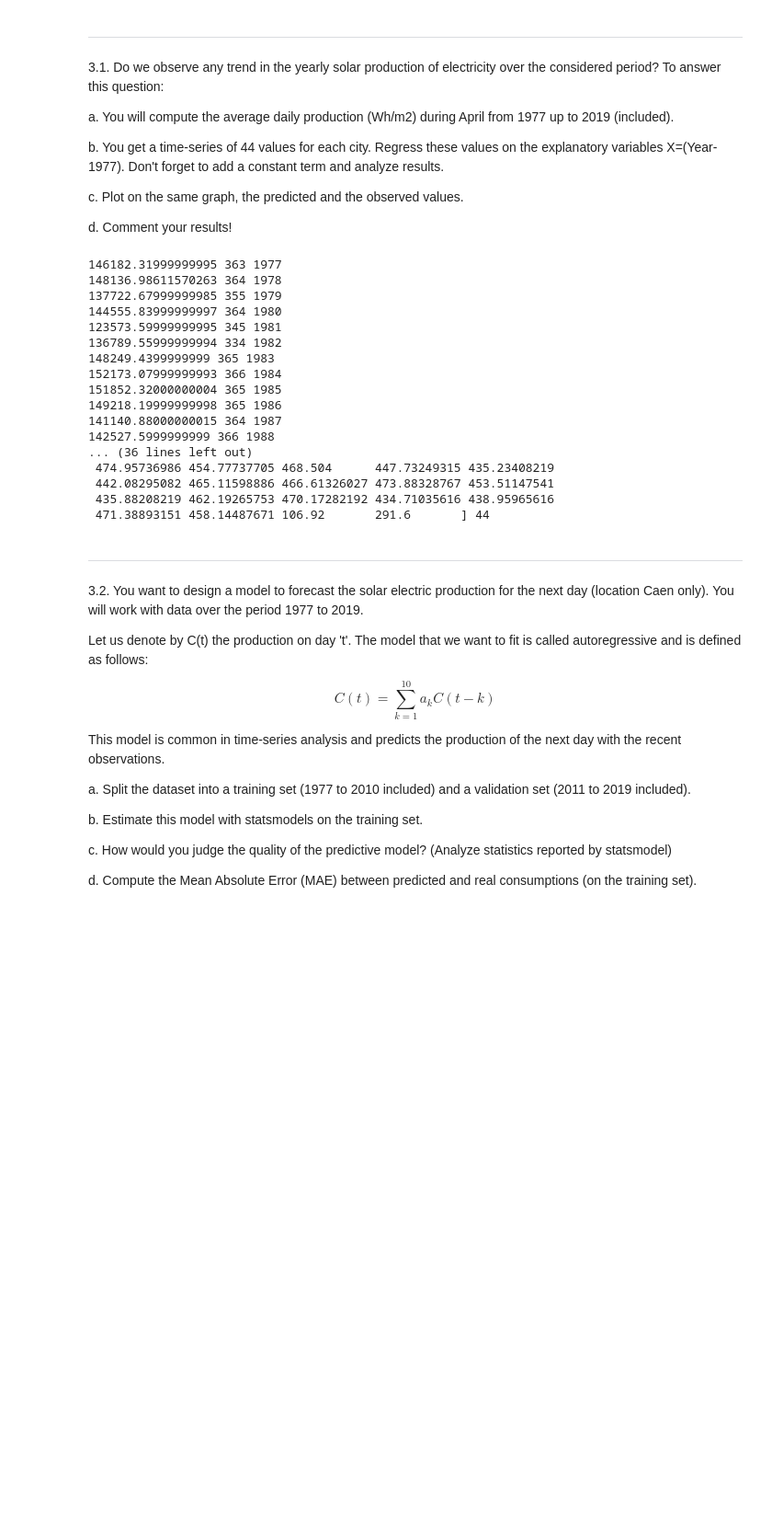
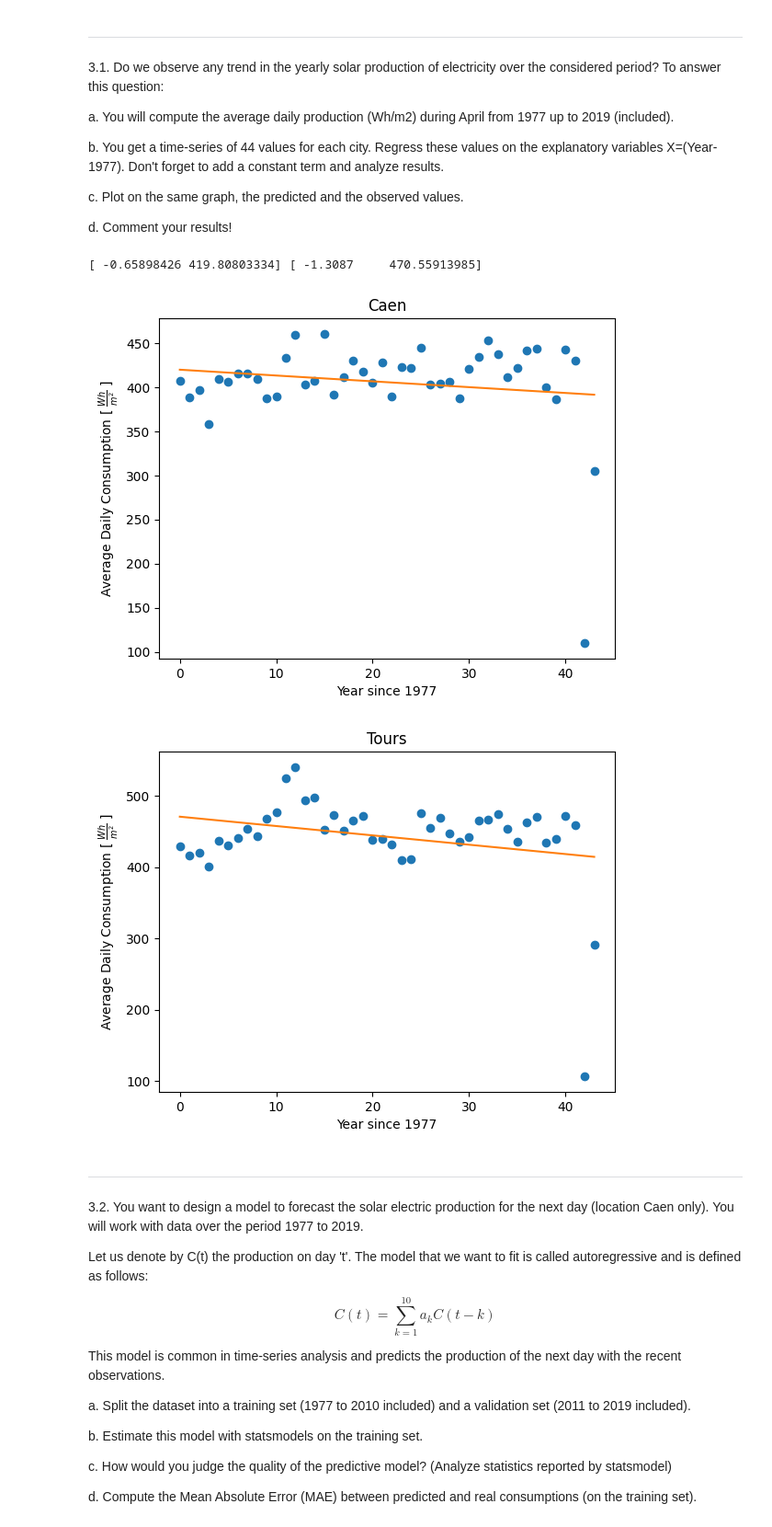
Before and after one commit to BrieucDallemagne/Hackathons_LEPL1109, a Jupyter notebook: Hackathon1.ipynb, the cells around one changed output. Shown: that part at 92% size. Drawn from its saved outputs; the diff is of its cells as text; code cells hidden in the pictures; blank space fills up the shorter version.

```diff
--- a/Hackathon1.ipynb
+++ b/Hackathon1.ipynb
@@ -404,51 +404,64 @@ d. Comment your results!
 ### New code because the previous one was producing an error
 
 year_data_pd = time_to_year(data_pd)                # Cast the data to year date
 Caen_av = [0]; Tours_av = [0]                       # Create two empty list for average
 prev = 1977; count = -1; amount = 0                  # To help in my for loop
 Start = (year_data_pd["DATE"] == "1977").idxmax()   # To find the start of our time aka 1977
 Finish = (year_data_pd["DATE"] == "2020").idxmax()  # To find where to stop
 
 for i in range(Start, Finish+1):
     if prev == int(year_data_pd["DATE"][i]):
         amount += 1
         Caen_av[count] += C_caen[i]
         Tours_av[count] += C_Tour[i]
     else:
         #print(Caen_av[count] , amount, prev)
         Caen_av[count] /= amount
         Tours_av[count] /= amount
         amount = 1
 
         Caen_av.append(C_caen[i])
         Tours_av.append(C_Tour[i])
         count += 1
         prev = int(year_data_pd["DATE"][i])
 
 Caen_av = np.array(Caen_av).astype(float)
 Tours_av = np.array(Tours_av).astype(float)
 
 ### Finish Average
 
-print(Tours_av, len(Tours_av)) # Proof it's working Yay
+#print(Tours_av, len(Tours_av)) # Proof it's working Yay
+
+
+### B computing the linear regression X = (Year-1977)
+
+### Y = A(Year-1977) + C
+X = np.arange(0, 44)
+
+coef_Caen = np.polyfit(X, Caen_av, 1)
+coef_Tours = np.polyfit(X, Tours_av, 1)
+
+fig, axe = plt.subplots()
+axe.plot(X, Caen_av, "o")
+axe.set_title("Caen")
+axe.set_xlabel("Year since 1977")
+axe.set_ylabel(r"Average Daily Consumption [ $ \frac{Wh}{m^2}$ ]")
+axe.plot(X, coef_Caen[0]*X + coef_Caen[1])
+fig.show()
+
+fig, axe = plt.subplots()
+axe.plot(X, Tours_av, "o")
+axe.set_title("Tours")
+axe.set_xlabel("Year since 1977")
+axe.set_ylabel(r"Average Daily Consumption [ $ \frac{Wh}{m^2}$ ]")
+axe.plot(X, coef_Tours[0]*X + coef_Tours[1])
+fig.show()
+
+print(coef_Caen, coef_Tours)
 # %% [output]
-146182.31999999995 363 1977
-148136.98611570263 364 1978
-137722.67999999985 355 1979
-144555.83999999997 364 1980
-123573.59999999995 345 1981
-136789.55999999994 334 1982
-148249.4399999999 365 1983
-152173.07999999993 366 1984
-151852.32000000004 365 1985
-149218.19999999998 365 1986
-141140.88000000015 364 1987
-142527.5999999999 366 1988
-... (36 lines left out)
- 474.95736986 454.77737705 468.504      447.73249315 435.23408219
- 442.08295082 465.11598886 466.61326027 473.88328767 453.51147541
- 435.88208219 462.19265753 470.17282192 434.71035616 438.95965616
- 471.38893151 458.14487671 106.92       291.6       ] 44
+[ -0.65898426 419.80803334] [ -1.3087     470.55913985]
+[figure, added]
+[figure, added]
 # %% [markdown]
 ---
 3.2. You want to design a model to forecast the solar electric production for the next day (location Caen only). You will work with data over the period 1977 to 2019.
```
Also changed, not shown: parts of 1 cell of this notebook.
